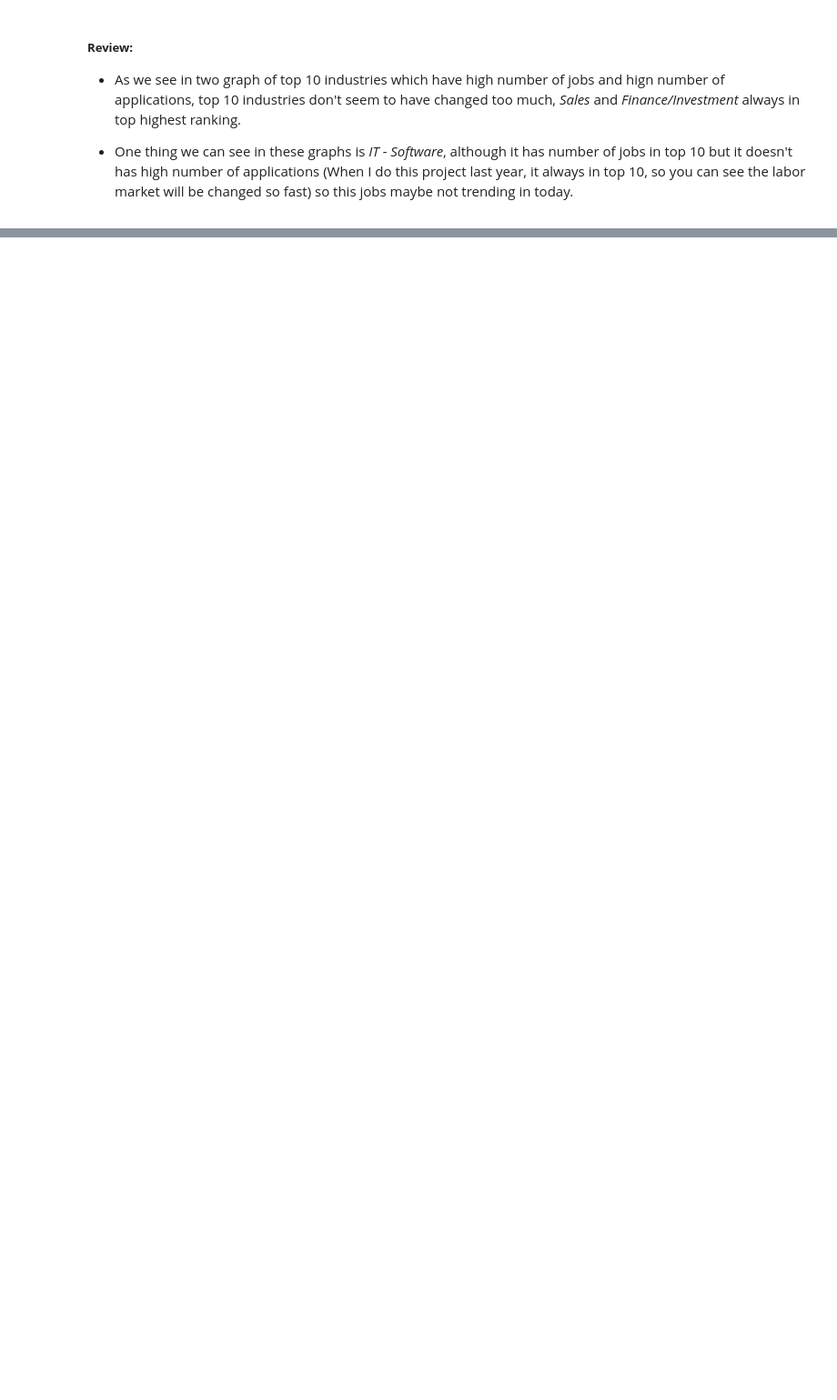
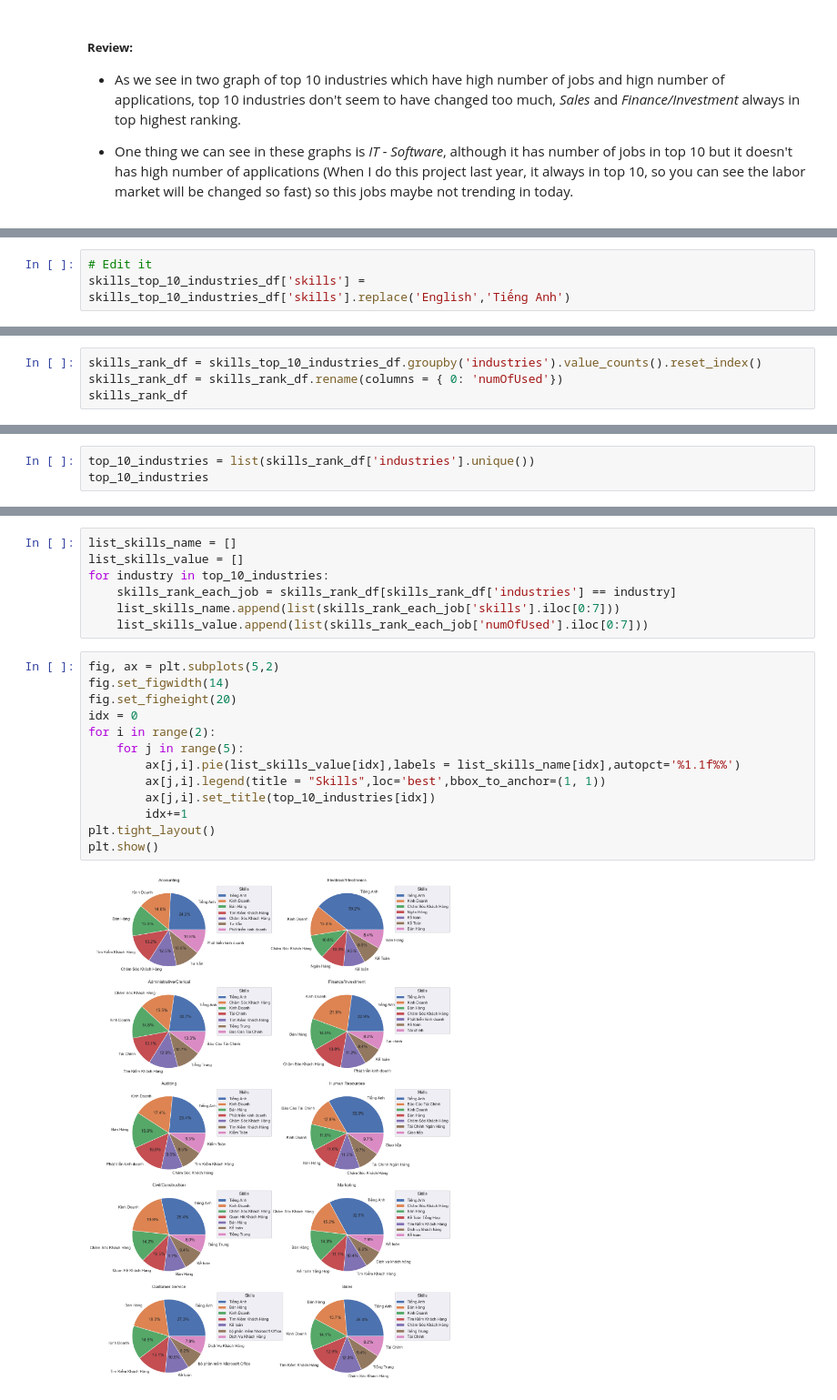
Before and after one commit to HThinhN/Project.VietNamJobs, a Jupyter notebook: P4_Data_Visualizing.ipynb, the cells around one changed output, grey strips where cells are left out. Shown at 91% size. Saved outputs shown, nothing was run; the diff lists cells and outputs as text; blank space fills up the shorter version.

```diff
--- a/P4_Data_Visualizing.ipynb
+++ b/P4_Data_Visualizing.ipynb
@@ -721,0 +864,3 @@ plt.show()
+# %%
+# Edit it
+skills_top_10_industries_df['skills'] = skills_top_10_industries_df['skills'].replace('English','Tiếng Anh')
@@ -721,0 +873,4 @@ plt.show()
+# %%
+skills_rank_df = skills_top_10_industries_df.groupby('industries').value_counts().reset_index()
+skills_rank_df = skills_rank_df.rename(columns = { 0: 'numOfUsed'})
+skills_rank_df
@@ -721,0 +891,3 @@ plt.show()
+# %%
+top_10_industries = list(skills_rank_df['industries'].unique())
+top_10_industries
@@ -721,0 +907,22 @@ plt.show()
+# %%
+list_skills_name = []
+list_skills_value = []
+for industry in top_10_industries:
+    skills_rank_each_job = skills_rank_df[skills_rank_df['industries'] == industry]
+    list_skills_name.append(list(skills_rank_each_job['skills'].iloc[0:7]))
+    list_skills_value.append(list(skills_rank_each_job['numOfUsed'].iloc[0:7]))
+# %%
+fig, ax = plt.subplots(5,2)
+fig.set_figwidth(14)
+fig.set_figheight(20)
+idx = 0
+for i in range(2):
+    for j in range(5):
+        ax[j,i].pie(list_skills_value[idx],labels = list_skills_name[idx],autopct='%1.1f%%')
+        ax[j,i].legend(title = "Skills",loc='best',bbox_to_anchor=(1, 1))
+        ax[j,i].set_title(top_10_industries[idx])
+        idx+=1
+plt.tight_layout()
+plt.show()
+# %% [output]
+[figure, added]
```
Also changed, not shown: parts of 20 cells of this notebook, 2 other files.
